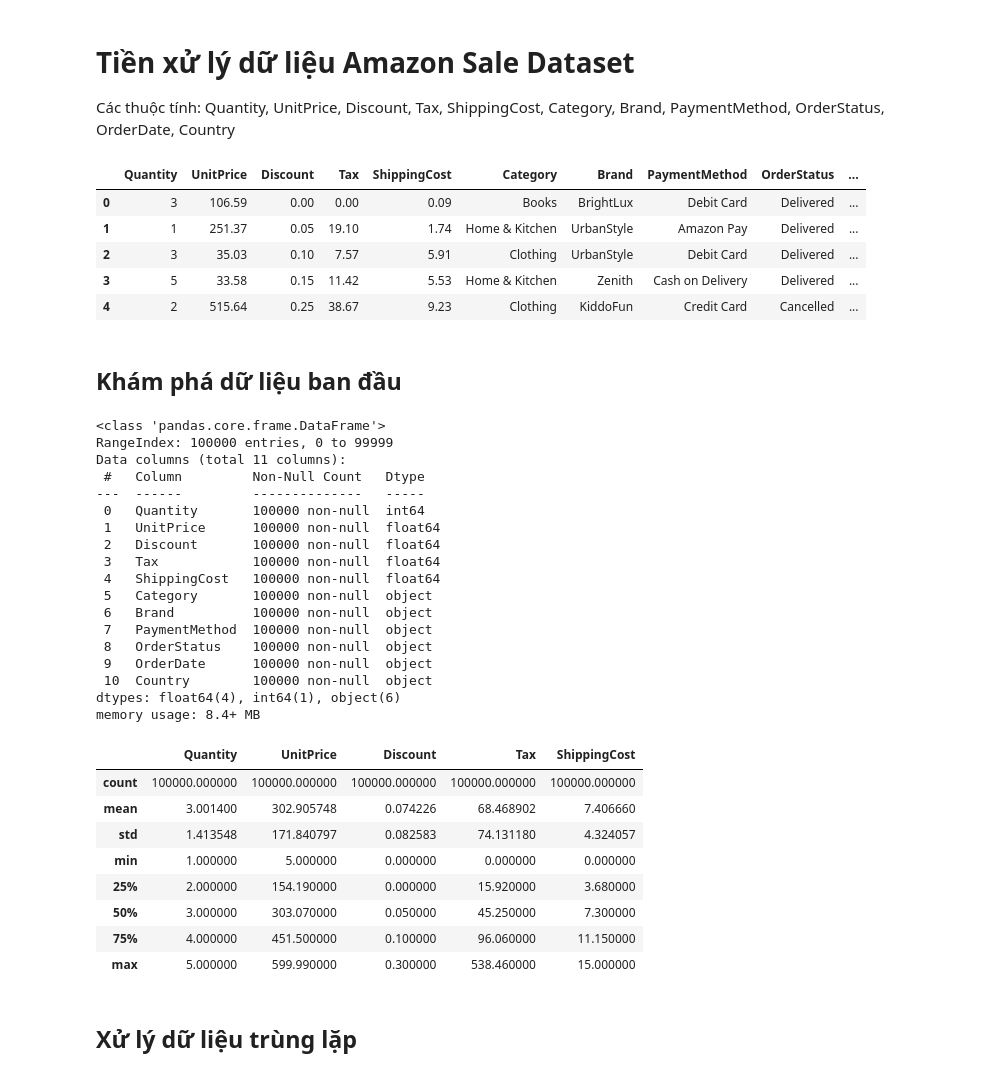
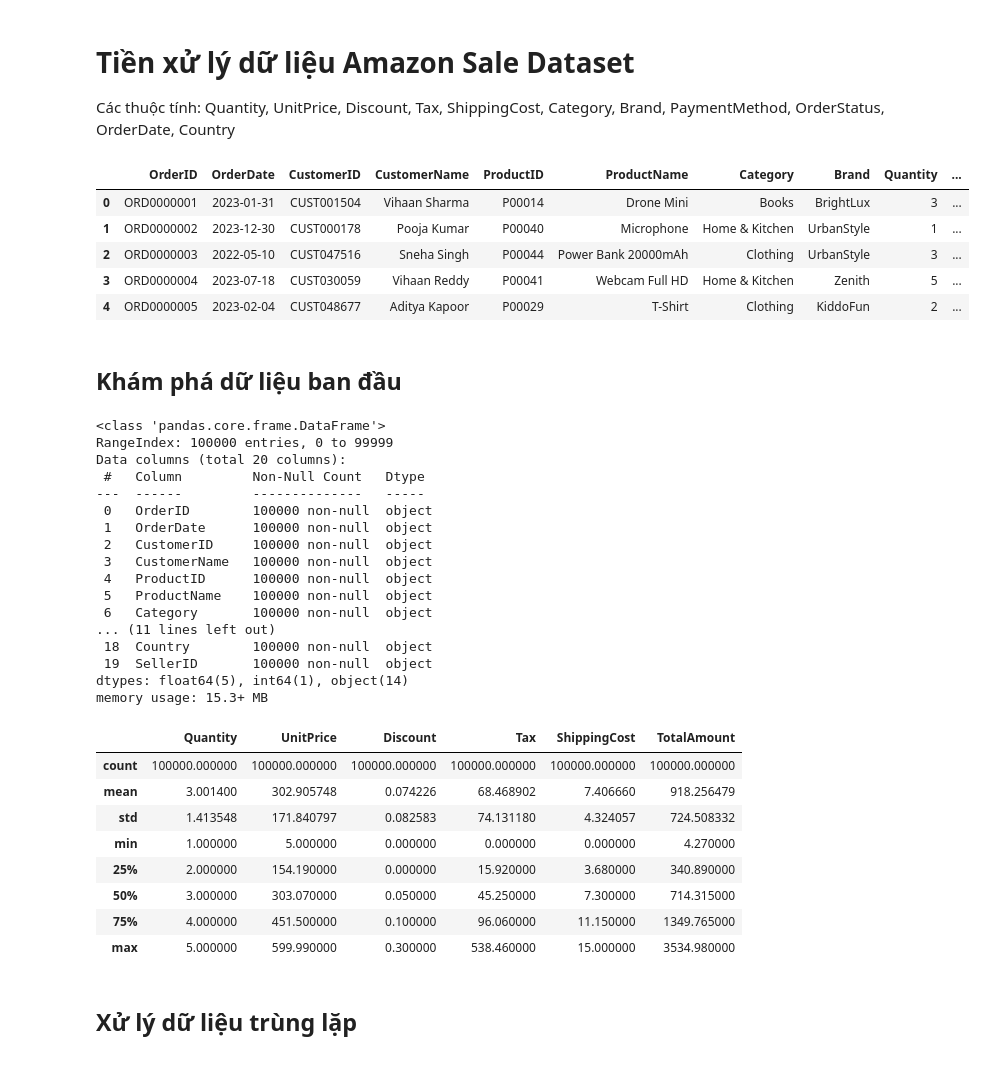
Before and after one commit to khoa2795/Final-Project, a Jupyter notebook: Pre-EDA_New/01_Preprocessing.ipynb, the cells around one changed output. Saved outputs shown, nothing was run; the diff lists cells and outputs as text; code cells hidden in the pictures.

```diff
--- a/Pre-EDA_New/01_Preprocessing.ipynb
+++ b/Pre-EDA_New/01_Preprocessing.ipynb
@@ -13,21 +13,15 @@ Các thuộc tính: Quantity, UnitPrice, Discount, Tax, ShippingCost, Category,
 # %%
 # Đọc dữ liệu
 df = pd.read_csv('Amazon_SaleData.csv')
 
-# Chọn các cột cần thiết
-columns_to_keep = ['Quantity', 'UnitPrice', 'Discount', 'Tax', 'ShippingCost',
-                   'Category', 'Brand', 'PaymentMethod', 'OrderStatus',
-                   'OrderDate', 'Country']
-df = df[columns_to_keep]
-
 df.head()
 # %% [output]
-|  | Quantity | UnitPrice | Discount | Tax | ShippingCost | Category | Brand | PaymentMethod | OrderStatus | ... |
-| 0 | 3 | 106.59 | 0.00 | 0.00 | 0.09 | Books | BrightLux | Debit Card | Delivered | ... |
-| 1 | 1 | 251.37 | 0.05 | 19.10 | 1.74 | Home & Kitchen | UrbanStyle | Amazon Pay | Delivered | ... |
-| 2 | 3 | 35.03 | 0.10 | 7.57 | 5.91 | Clothing | UrbanStyle | Debit Card | Delivered | ... |
-| 3 | 5 | 33.58 | 0.15 | 11.42 | 5.53 | Home & Kitchen | Zenith | Cash on Delivery | Delivered | ... |
-| 4 | 2 | 515.64 | 0.25 | 38.67 | 9.23 | Clothing | KiddoFun | Credit Card | Cancelled | ... |
+|  | OrderID | OrderDate | CustomerID | CustomerName | ProductID | ProductName | Category | Brand | Quantity | ... |
+| 0 | ORD0000001 | 2023-01-31 | CUST001504 | Vihaan Sharma | P00014 | Drone Mini | Books | BrightLux | 3 | ... |
+| 1 | ORD0000002 | 2023-12-30 | CUST000178 | Pooja Kumar | P00040 | Microphone | Home & Kitchen | UrbanStyle | 1 | ... |
+| 2 | ORD0000003 | 2022-05-10 | CUST047516 | Sneha Singh | P00044 | Power Bank 20000mAh | Clothing | UrbanStyle | 3 | ... |
+| 3 | ORD0000004 | 2023-07-18 | CUST030059 | Vihaan Reddy | P00041 | Webcam Full HD | Home & Kitchen | Zenith | 5 | ... |
+| 4 | ORD0000005 | 2023-02-04 | CUST048677 | Aditya Kapoor | P00029 | T-Shirt | Clothing | KiddoFun | 2 | ... |
 # %% [markdown]
 ## Khám phá dữ liệu ban đầu
 # %%
@@ -36,31 +30,30 @@ df.describe()
 # %% [output]
 <class 'pandas.core.frame.DataFrame'>
 RangeIndex: 100000 entries, 0 to 99999
-Data columns (total 11 columns):
+Data columns (total 20 columns):
  #   Column         Non-Null Count   Dtype
 ---  ------         --------------   -----
- 0   Quantity       100000 non-null  int64
- 1   UnitPrice      100000 non-null  float64
- 2   Discount       100000 non-null  float64
- 3   Tax            100000 non-null  float64
- 4   ShippingCost   100000 non-null  float64
- 5   Category       100000 non-null  object
- 6   Brand          100000 non-null  object
- 7   PaymentMethod  100000 non-null  object
- 8   OrderStatus    100000 non-null  object
- 9   OrderDate      100000 non-null  object
- 10  Country        100000 non-null  object
-dtypes: float64(4), int64(1), object(6)
-memory usage: 8.4+ MB
+ 0   OrderID        100000 non-null  object
+ 1   OrderDate      100000 non-null  object
+ 2   CustomerID     100000 non-null  object
+ 3   CustomerName   100000 non-null  object
+ 4   ProductID      100000 non-null  object
+ 5   ProductName    100000 non-null  object
+ 6   Category       100000 non-null  object
+... (11 lines left out)
+ 18  Country        100000 non-null  object
+ 19  SellerID       100000 non-null  object
+dtypes: float64(5), int64(1), object(14)
+memory usage: 15.3+ MB
-|  | Quantity | UnitPrice | Discount | Tax | ShippingCost |
-| count | 100000.000000 | 100000.000000 | 100000.000000 | 100000.000000 | 100000.000000 |
-| mean | 3.001400 | 302.905748 | 0.074226 | 68.468902 | 7.406660 |
-| std | 1.413548 | 171.840797 | 0.082583 | 74.131180 | 4.324057 |
-| min | 1.000000 | 5.000000 | 0.000000 | 0.000000 | 0.000000 |
-| 25% | 2.000000 | 154.190000 | 0.000000 | 15.920000 | 3.680000 |
-| 50% | 3.000000 | 303.070000 | 0.050000 | 45.250000 | 7.300000 |
-| 75% | 4.000000 | 451.500000 | 0.100000 | 96.060000 | 11.150000 |
-| max | 5.000000 | 599.990000 | 0.300000 | 538.460000 | 15.000000 |
+|  | Quantity | UnitPrice | Discount | Tax | ShippingCost | TotalAmount |
+| count | 100000.000000 | 100000.000000 | 100000.000000 | 100000.000000 | 100000.000000 | 100000.000000 |
+| mean | 3.001400 | 302.905748 | 0.074226 | 68.468902 | 7.406660 | 918.256479 |
+| std | 1.413548 | 171.840797 | 0.082583 | 74.131180 | 4.324057 | 724.508332 |
+| min | 1.000000 | 5.000000 | 0.000000 | 0.000000 | 0.000000 | 4.270000 |
+| 25% | 2.000000 | 154.190000 | 0.000000 | 15.920000 | 3.680000 | 340.890000 |
+| 50% | 3.000000 | 303.070000 | 0.050000 | 45.250000 | 7.300000 | 714.315000 |
+| 75% | 4.000000 | 451.500000 | 0.100000 | 96.060000 | 11.150000 | 1349.765000 |
+| max | 5.000000 | 599.990000 | 0.300000 | 538.460000 | 15.000000 | 3534.980000 |
 # %% [markdown]
 ## Xử lý dữ liệu trùng lặp
 # %%
```
Also changed, not shown: parts of 6 cells of this notebook, 3 other files.
